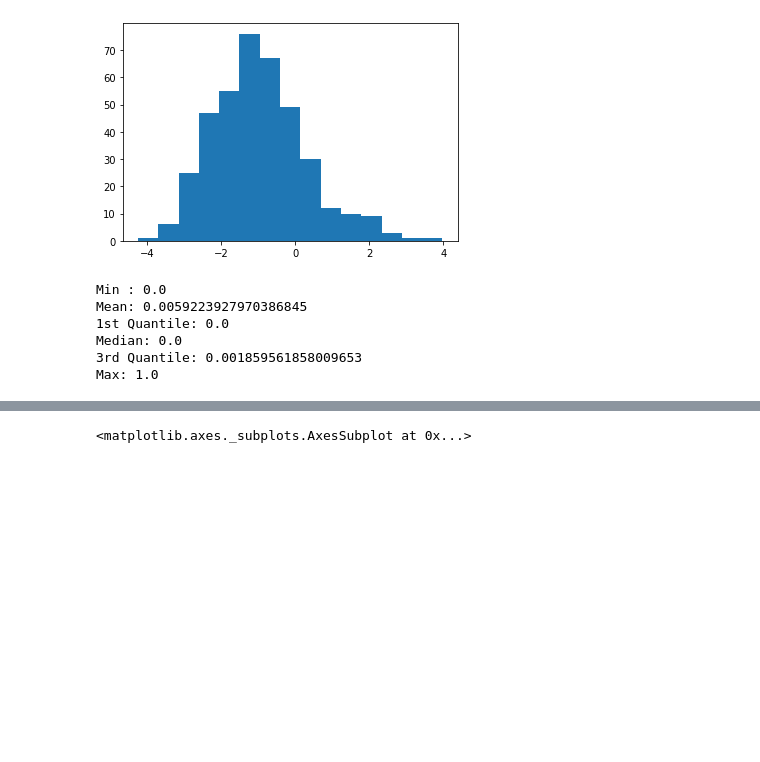
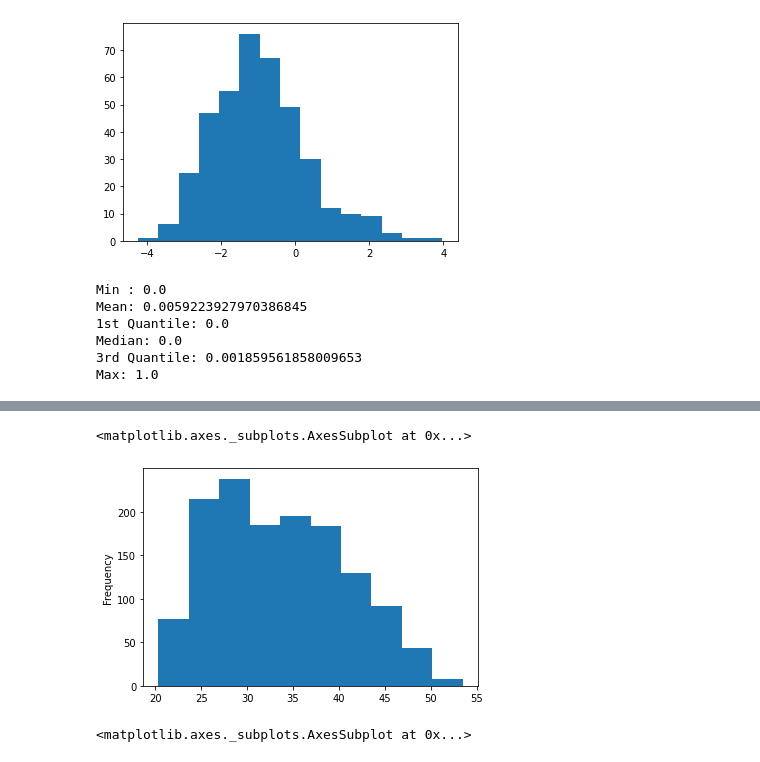
Before and after one commit to dsvanidze/replicability, a Jupyter notebook: data-exploration/data-exploration.ipynb, the cells around one changed output, grey strips where cells are left out. Drawn from its saved outputs; the diff is of its cells as text; code cells hidden in the pictures; blank space fills up the shorter version.

```diff
--- a/data-exploration/data-exploration.ipynb
+++ b/data-exploration/data-exploration.ipynb
@@ -158,3 +163,8 @@ Max: 1.0
+# %%
+sample_data["latitude"].plot.hist()
+# %% [output]
+<matplotlib.axes._subplots.AxesSubplot at 0x...>
+[figure, added]
 # %%
 sample_data["Waccess"].plot.hist()
 # %% [output]
```
Also changed, not shown: parts of 2 cells of this notebook.
